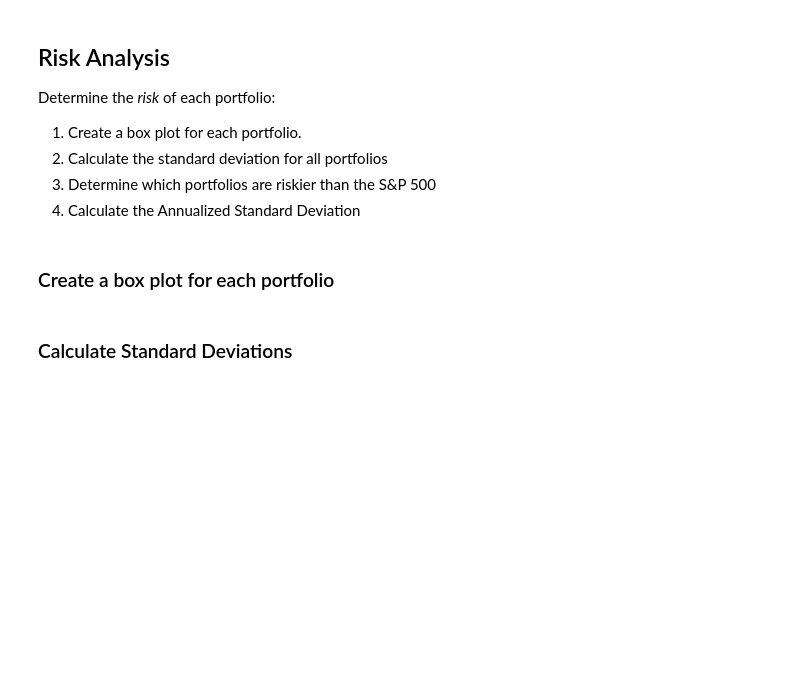
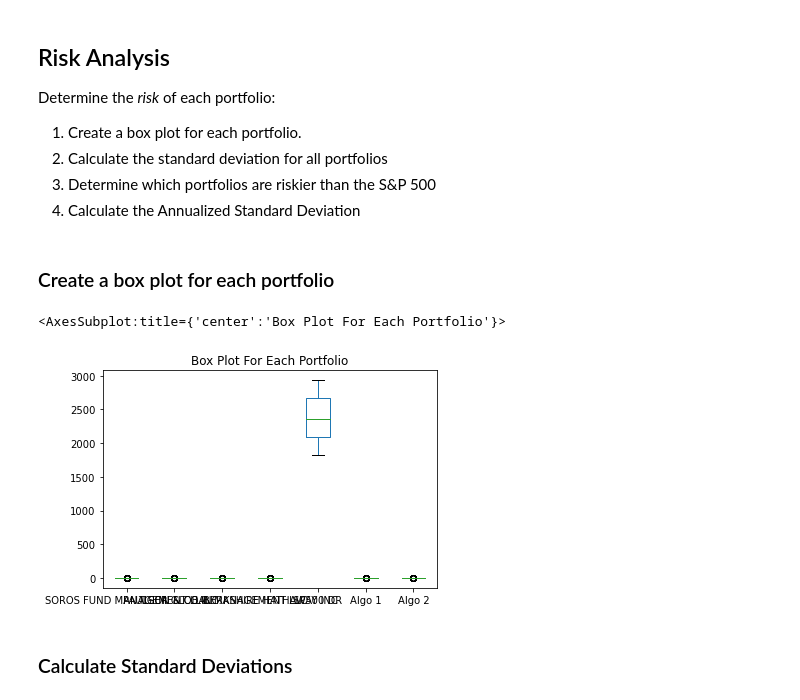
Before and after one commit to riwi77/Miami-Homework-, a Jupyter notebook: 04-Pandas/Instructions/Starter_Code/whale_analysis.ipynb, the cells around one changed output. Cells and saved outputs as stored; diff of their text form; code cells hidden in the pictures; blank space fills up the shorter version.

```diff
--- a/04-Pandas/Instructions/Starter_Code/whale_analysis.ipynb
+++ b/04-Pandas/Instructions/Starter_Code/whale_analysis.ipynb
@@ -103,3 +267,13 @@ Determine the _risk_ of each portfolio:
+# %%
+# Box plot to visually show risk
+#calculate the sharp ratio,  with the risk free rate at 0
+sharpe_ratios = (combined_df.mean() * 252) / (combined_df.std() * np.sqrt(252))
+combined_df.mean()
+combined_df.std()
+combined_df.plot(kind = "box", title = "Box Plot For Each Portfolio")
+# %% [output]
+<AxesSubplot:title={'center':'Box Plot For Each Portfolio'}>
+[figure, added]
 # %% [markdown]
 ### Calculate Standard Deviations
 # %%
```
Also changed, not shown: parts of 19 cells of this notebook, 1 other file.
